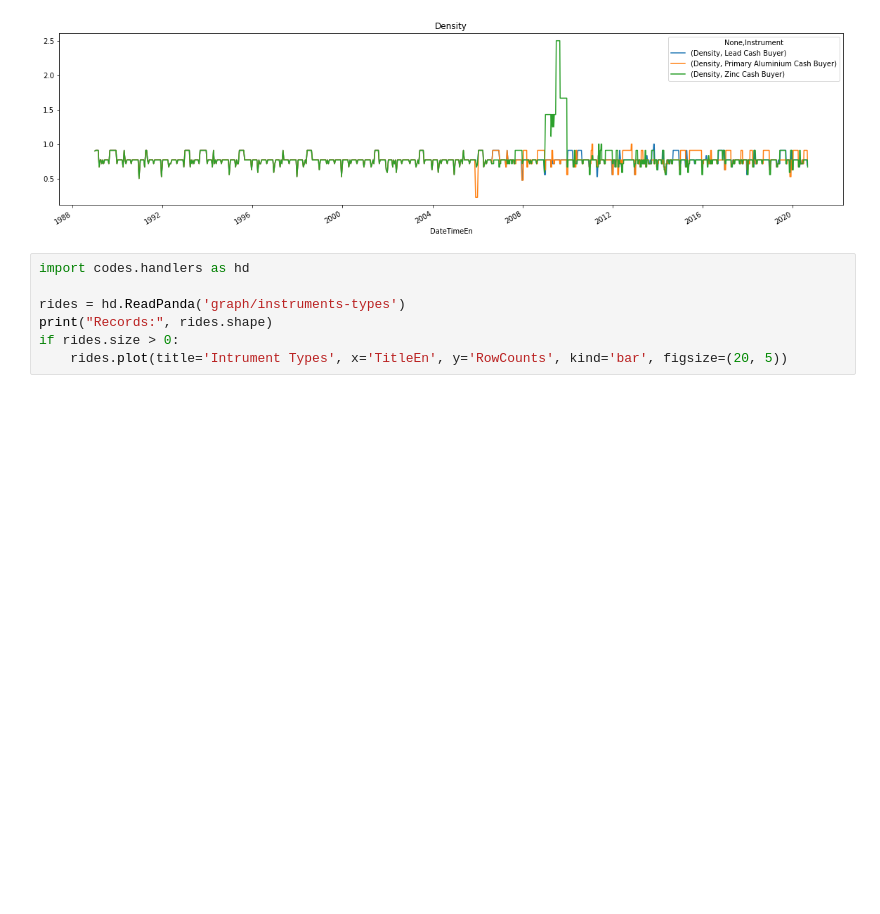
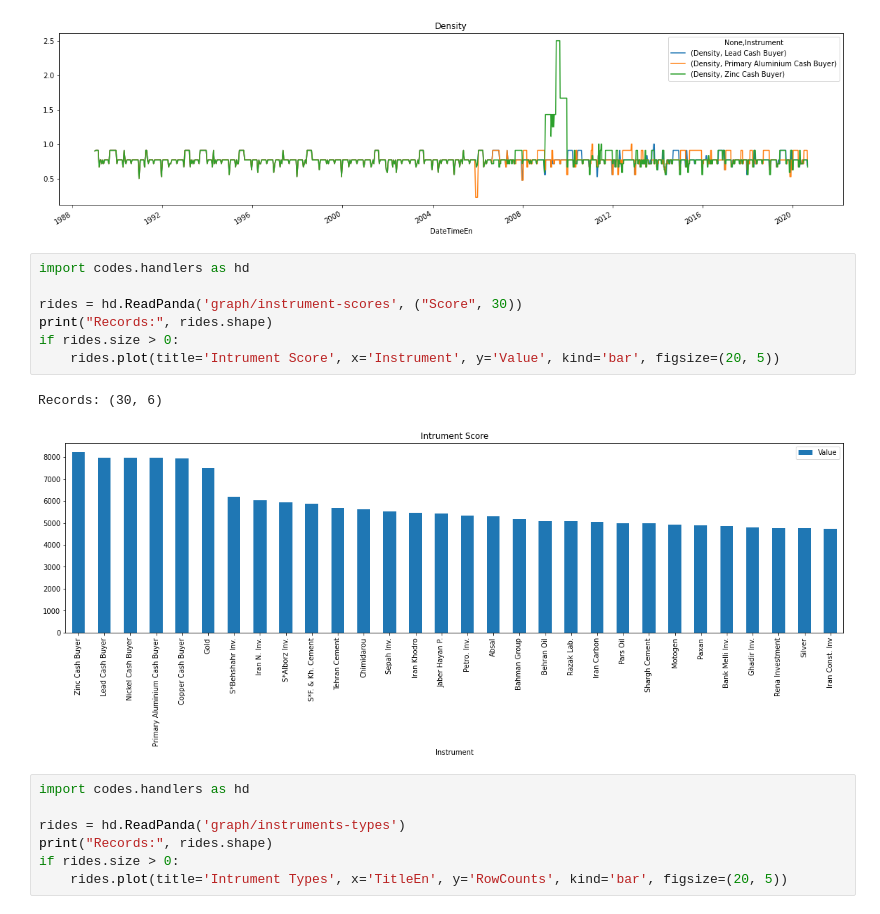
Before and after one commit to h-nargesi/Stock-Estimation, a Jupyter notebook: Jiringi/Python/data-noise.ipynb, the cells around one changed output. Cells and saved outputs as stored; diff of their text form; blank space fills up the shorter version.

Commit message:
Graph of instruments scores

```diff
--- a/Jiringi/Python/data-noise.ipynb
+++ b/Jiringi/Python/data-noise.ipynb
@@ -25,6 +25,16 @@ if rides.size > 0:
 # %% [output]
 Records: (4413, 5)
 [figure]
+# %%
+import codes.handlers as hd
+
+rides = hd.ReadPanda('graph/instrument-scores', ("Score", 30))
+print("Records:", rides.shape)
+if rides.size > 0:
+    rides.plot(title='Intrument Score', x='Instrument', y='Value', kind='bar', figsize=(20, 5))
+# %% [output]
+Records: (30, 6)
+[figure, added]
 # %%
 import codes.handlers as hd
 
```
Also changed, not shown: 2 other files.
